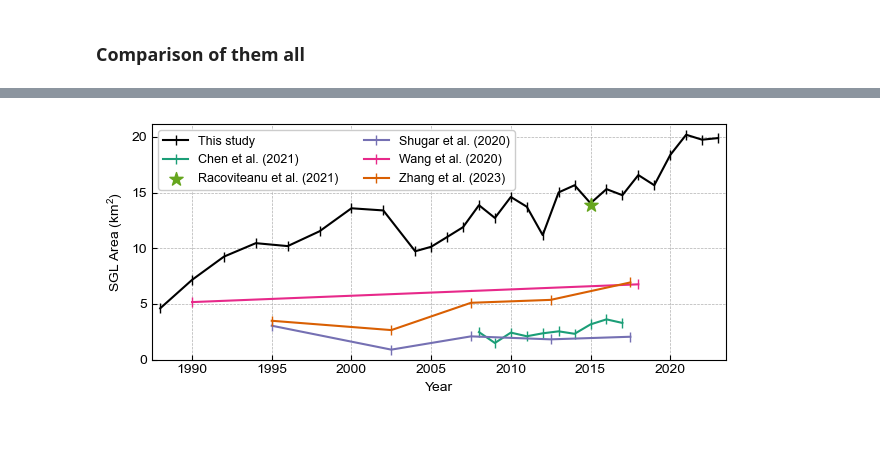
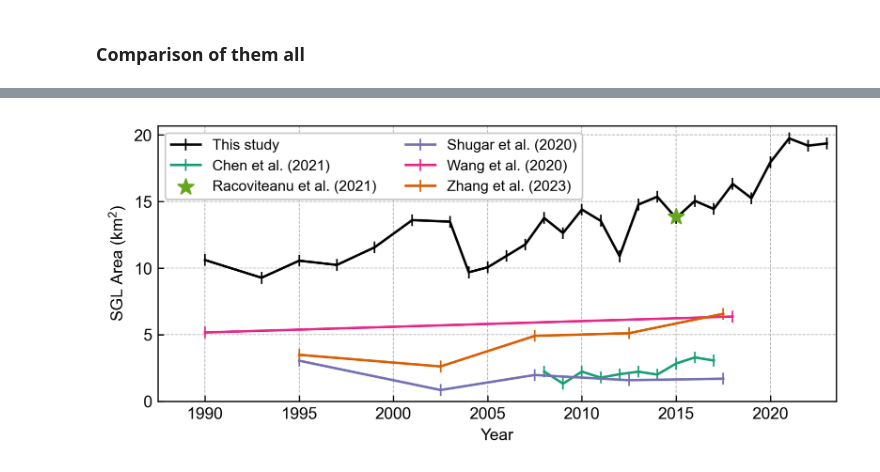
Before and after one commit to lucas-zeller/HMA_supraglacial_hydrology, a Jupyter notebook: Figures/inventory_comparison.ipynb, the cells around one changed output, grey strips where cells are left out. Cells and saved outputs as stored; diff of their text form; code cells hidden in the pictures; blank space fills up the shorter version.

```diff
--- a/Figures/inventory_comparison.ipynb
+++ b/Figures/inventory_comparison.ipynb
@@ -406,8 +406,15 @@ Total area, nlt: 13.849338166153833
 ### Comparison of them all
 # %%
 # open quick snapshot of our data to compare against
-our_path = os.path.join(folder_datasets, 'total_lake_area_annual.csv')
+our_path = os.path.join(folder_datasets, 'total_lake_area_annual_binned4.csv')
 our_df = pd.read_csv(our_path)
-our_df.head(2)
+
+our_path = os.path.join(folder_datasets, 'total_lake_area_annual_rac_binned4.csv')
+our_df_rac = pd.read_csv(our_path)
+
+our_path = os.path.join(folder_datasets, 'total_lake_area_annual_zhang_binned4.csv')
+our_df_z = pd.read_csv(our_path)
+
+our_df_z.head(2)
 # %% [output]
 |  | year | area_nlt_km2 | area_all_km2 |
@@ -526,6 +533,6 @@ Text(0, 0.5, 'SGL Area (km2)')
 # %%
 # publication-ready figure
-fig,ax = plt.subplots(figsize=(6.5,3), sharey=False)
+fig,ax = plt.subplots(figsize=(6.5,3), dpi=300)
 
 # define how to normalize
 norm_value = 1000*1000 # turn m2 to km2
@@ -538,36 +545,38 @@ cs = plt.cm.Dark2(np.linspace(0, 1, 8))
 msize = 7
 
 # plot our timeseries
-ax.plot(our_df['year'], our_df['area_nlt_km2'], label='This study',
+our_years = our_df['year'].values
+our_years = [ y if y>=2004 else y+0.5 for y in our_years ]
+ax.plot(our_years, our_df['area_nlt_km2'], label='This study',
         zorder=5, markersize=msize, marker='|', c='black')
 
 # other datasets
 ax.plot(df_years_c1_nlt['year'], df_years_c1_nlt['Area']/norm_value, label='Chen et al. (2021)',
             zorder=5, markersize=msize, marker='|', c=cs[0])
 
 ax.scatter([2015],rac_area_nlt/norm_value, label = "Racoviteanu et al. (2021)",
            zorder=5, s=100, color=cs[4], marker="*", edgecolor=None)
 
 ax.plot(df_years_s_nlt['Year_Middle'], df_years_s_nlt['Area']/norm_value, label='Shugar et al. (2020)',
             zorder=5, markersize=msize, marker='|', c=cs[2])
 
 ax.plot(df_years_w_nlt['year'], df_years_w_nlt['Area']/norm_value, label='Wang et al. (2020)',
             zorder=5, markersize=msize, marker='|', c=cs[3])
 
 ax.plot(df_years_z_nlt['Year_Middle'], df_years_z_nlt['Area']/norm_value, label='Zhang et al. (2023)',
             zorder=5, markersize=msize, marker='|', c=cs[1])
 
 ax.set_xlabel("Year")
 ax.set_ylabel("SGL Area (km$^2$)")
 ax.set_ylim(0,)
 ax.set_xlim(1987.5,2023.5)
 ax.set_facecolor("white")
 
 ax.tick_params(axis="both",direction="in")
 ax.grid(zorder=1, linestyle='dashed', linewidth=0.5)
 
 ax.legend(framealpha=1, fontsize=9, ncols=2)
 
 plt.tight_layout()
 # %% [output]
-[figure, old version]
+[figure, new version]
```
Also changed, not shown: parts of 17 cells of this notebook, 35 other files.
